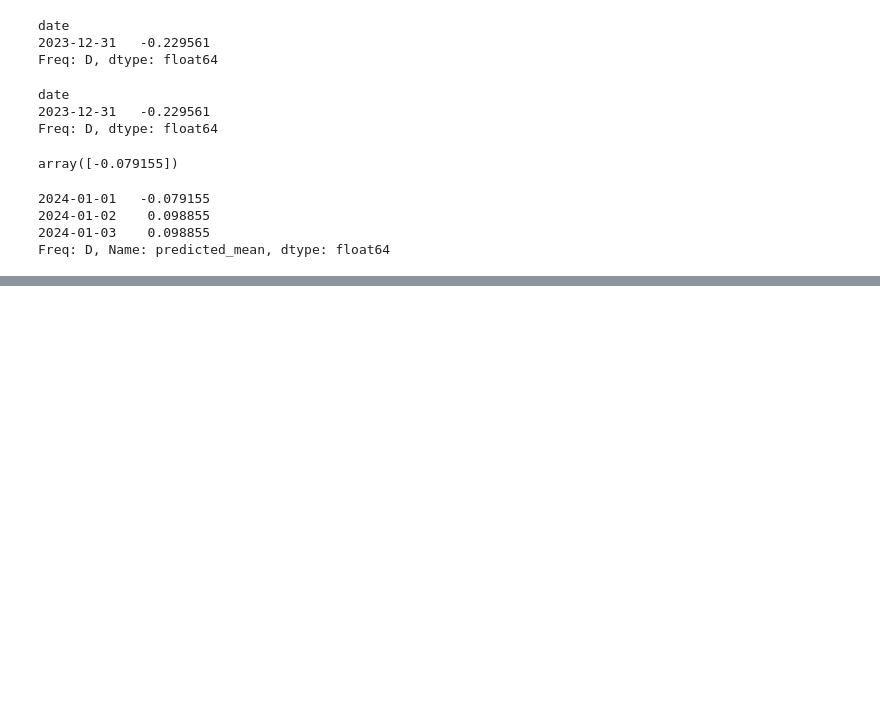
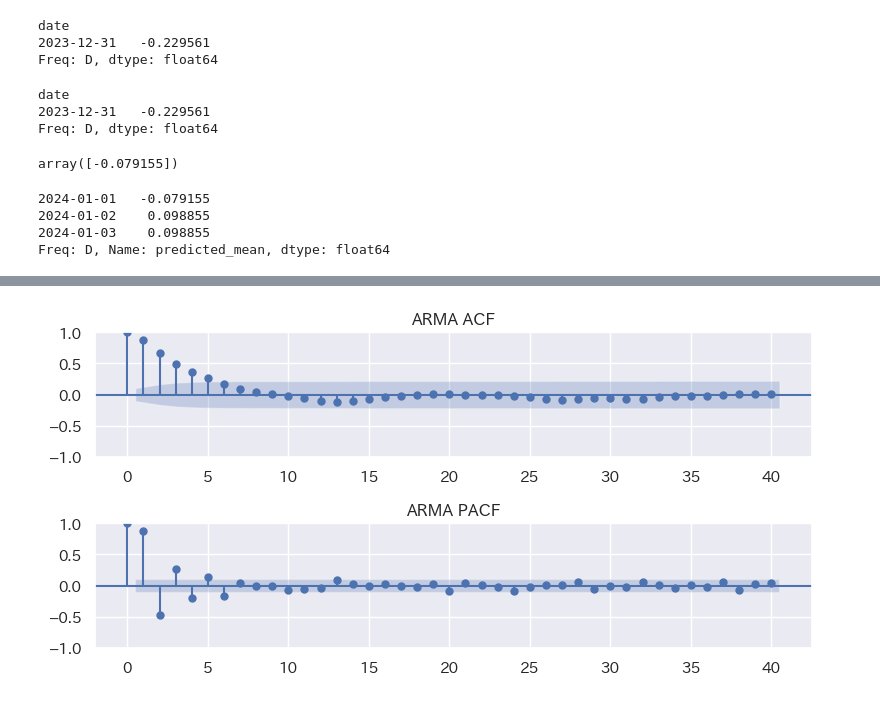
Before and after one commit to maton369/Python_Time_Series_Intro, a Jupyter notebook: 4-2-ARIMAモデル.ipynb, the cells around one changed output, grey strips where cells are left out. Drawn from its saved outputs; the diff is of its cells as text; code cells hidden in the pictures; blank space fills up the shorter version.

```diff
--- a/4-2-ARIMAモデル.ipynb
+++ b/4-2-ARIMAモデル.ipynb
@@ -637,0 +661,20 @@ Freq: D, Name: predicted_mean, dtype: float64
+# %%
+# ================================================
+# ARMAモデルの自己相関・偏自己相関の確認
+# ================================================
+
+# 差分をとることで非定常性を除去し、ARMAモデルに適したデータへ変換
+arma_data = arima_data.diff().iloc[1:, :]  # 1階差分を取り、最初のNaNを除去
+
+# グラフサイズの指定
+fig, ax = plt.subplots(2, 1, figsize=(8, 4), tight_layout=True)
+
+# ACF（自己相関関数）プロット
+# → 各ラグにおける系列の自己相関を確認し、MA成分の有無を把握
+_ = sm.graphics.tsa.plot_acf(arma_data, lags=40, title="ARMA ACF", ax=ax[0])
+
+# PACF（偏自己相関関数）プロット
+# → 他のラグの影響を除いた純粋な相関を確認し、AR成分の次数を推定
+_ = sm.graphics.tsa.plot_pacf(arma_data, lags=40, title="ARMA PACF", ax=ax[1])
+# %% [output]
+[figure, added]
```
Also changed, not shown: parts of 2 cells of this notebook.
